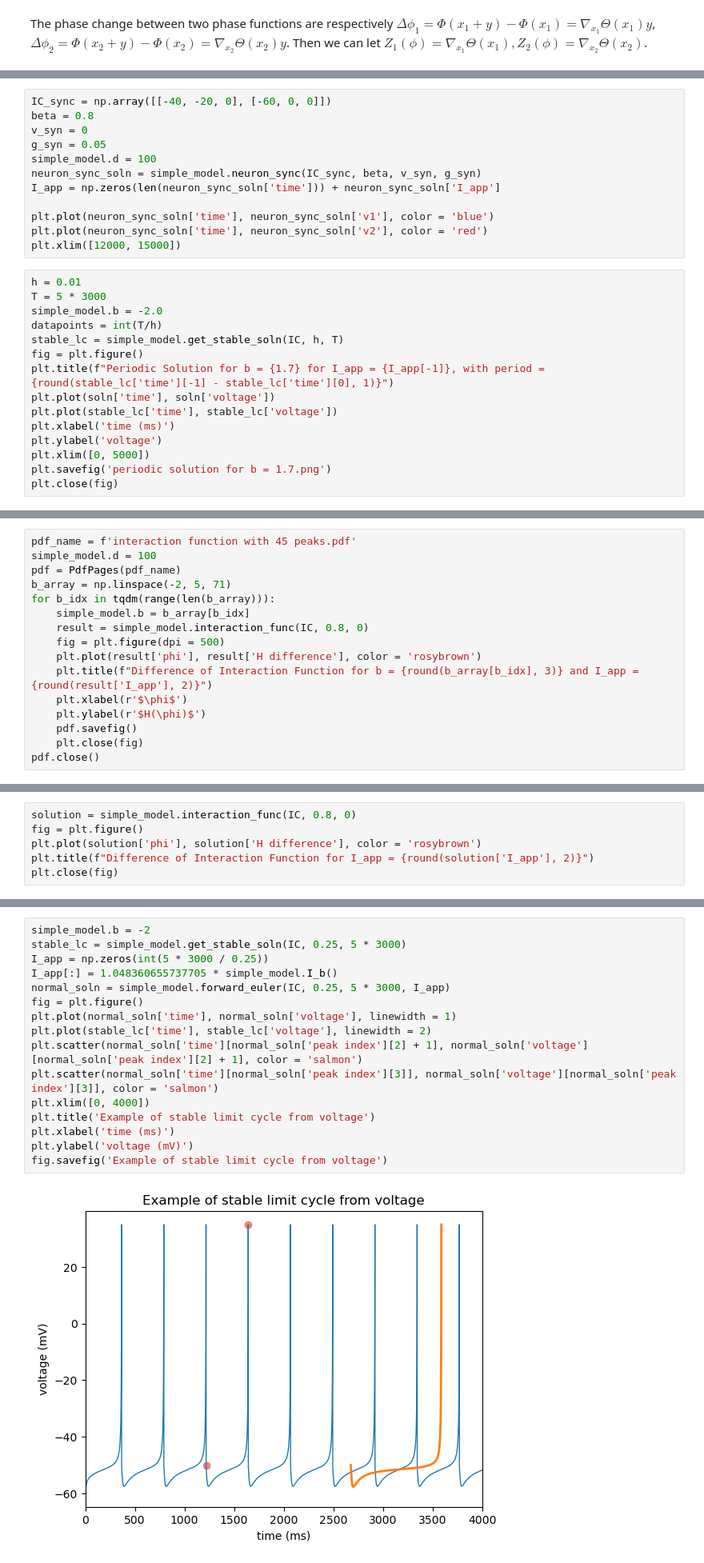
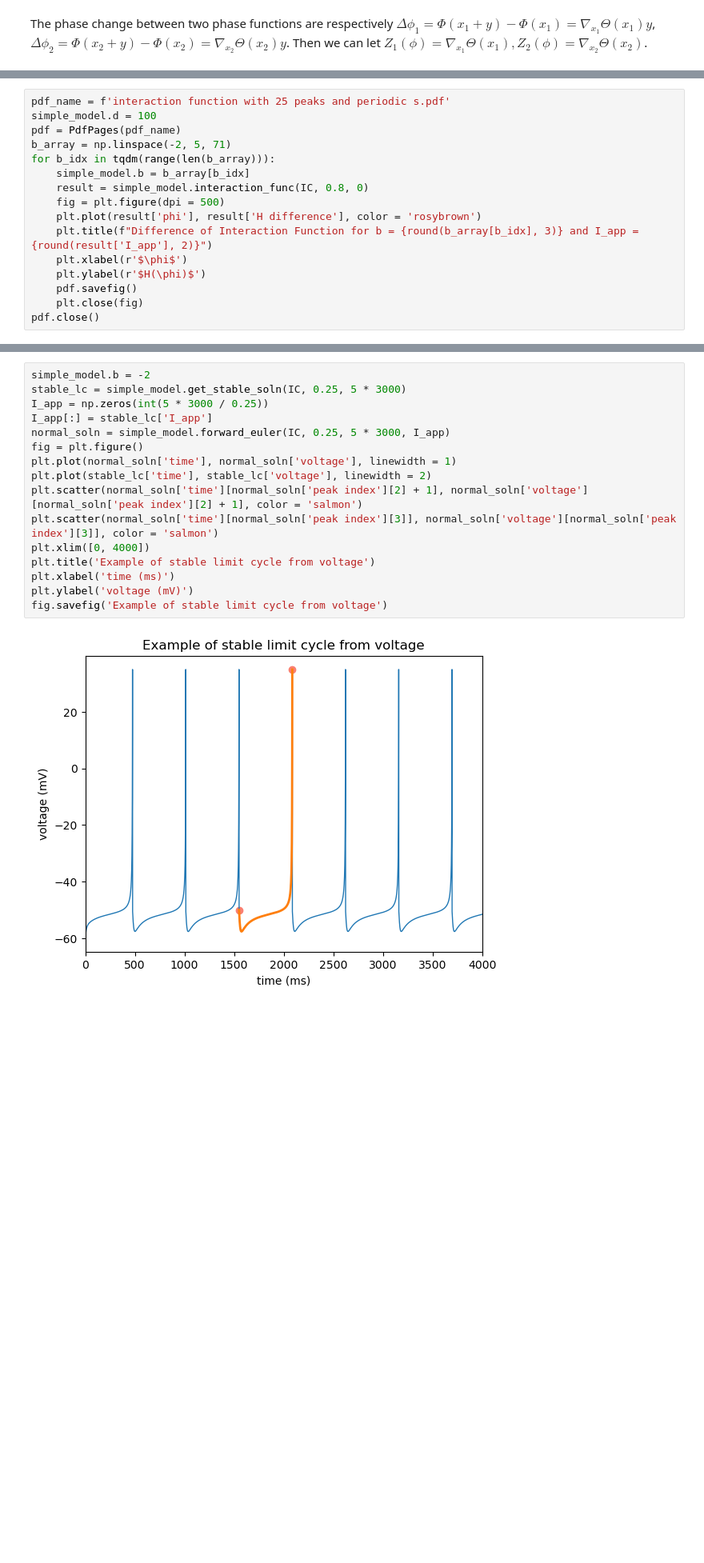
Before and after one commit to III-Derek/USRA-2024, a Jupyter notebook: phase_model.ipynb, the cells around one changed output, grey strips where cells are left out. Shown at 80% size. Cells and saved outputs as stored; diff of their text form; blank space fills up the shorter version.

```diff
--- a/phase_model.ipynb
+++ b/phase_model.ipynb
@@ -855,30 +902,3 @@ for b_idx in tqdm(range(len(b_array))):
     pdf.savefig()
     plt.close(fig)
 pdf.close()
-# %%
-IC_sync = np.array([[-40, -20, 0], [-60, 0, 0]])
-beta = 0.8
-v_syn = 0
-g_syn = 0.05
-simple_model.d = 100
-neuron_sync_soln = simple_model.neuron_sync(IC_sync, beta, v_syn, g_syn)
-I_app = np.zeros(len(neuron_sync_soln['time'])) + neuron_sync_soln['I_app']
-
-plt.plot(neuron_sync_soln['time'], neuron_sync_soln['v1'], color = 'blue')
-plt.plot(neuron_sync_soln['time'], neuron_sync_soln['v2'], color = 'red')
-plt.xlim([12000, 15000])
-# %%
-h = 0.01
-T = 5 * 3000
-simple_model.b = -2.0
-datapoints = int(T/h)
-stable_lc = simple_model.get_stable_soln(IC, h, T)
-fig = plt.figure()
-plt.title(f"Periodic Solution for b = {1.7} for I_app = {I_app[-1]}, with period = {round(stable_lc['time'][-1] - stable_lc['time'][0], 1)}")
-plt.plot(soln['time'], soln['voltage'])
-plt.plot(stable_lc['time'], stable_lc['voltage'])
-plt.xlabel('time (ms)')
-plt.ylabel('voltage')
-plt.xlim([0, 5000])
-plt.savefig('periodic solution for b = 1.7.png')
-plt.close(fig)
@@ -934,5 +958,5 @@ pdf.close()
 # %%
-pdf_name = f'interaction function with 45 peaks.pdf'
+pdf_name = f'interaction function with 25 peaks and periodic s.pdf'
 simple_model.d = 100
 pdf = PdfPages(pdf_name)
 b_array = np.linspace(-2, 5, 71)
@@ -969,9 +995,3 @@ for i in tqdm(range(len(b_array))):
     pdf.savefig()
     plt.close(fig)
 pdf.close()
-# %%
-solution = simple_model.interaction_func(IC, 0.8, 0)
-fig = plt.figure()
-plt.plot(solution['phi'], solution['H difference'], color = 'rosybrown')
-plt.title(f"Difference of Interaction Function for I_app = {round(solution['I_app'], 2)}")
-plt.close(fig)
@@ -1014,21 +1029,21 @@ plt.close(fig)
 # %%
 simple_model.b = -2
 stable_lc = simple_model.get_stable_soln(IC, 0.25, 5 * 3000)
 I_app = np.zeros(int(5 * 3000 / 0.25))
-I_app[:] = 1.048360655737705 * simple_model.I_b()
+I_app[:] = stable_lc['I_app']
 normal_soln = simple_model.forward_euler(IC, 0.25, 5 * 3000, I_app)
 fig = plt.figure()
 plt.plot(normal_soln['time'], normal_soln['voltage'], linewidth = 1)
 plt.plot(stable_lc['time'], stable_lc['voltage'], linewidth = 2)
 plt.scatter(normal_soln['time'][normal_soln['peak index'][2] + 1], normal_soln['voltage'][normal_soln['peak index'][2] + 1], color = 'salmon')
 plt.scatter(normal_soln['time'][normal_soln['peak index'][3]], normal_soln['voltage'][normal_soln['peak index'][3]], color = 'salmon')
 plt.xlim([0, 4000])
 plt.title('Example of stable limit cycle from voltage')
 plt.xlabel('time (ms)')
 plt.ylabel('voltage (mV)')
 fig.savefig('Example of stable limit cycle from voltage')
 # %% [output]
-[figure, old version]
+[figure, new version]
 # %%
 # I_app = np.zeros(int(T / h))
 # I_app[int(0.2*int(T/h)):] = simple_model.I_b() * 1.03
```
Also changed, not shown: parts of 17 cells of this notebook.
